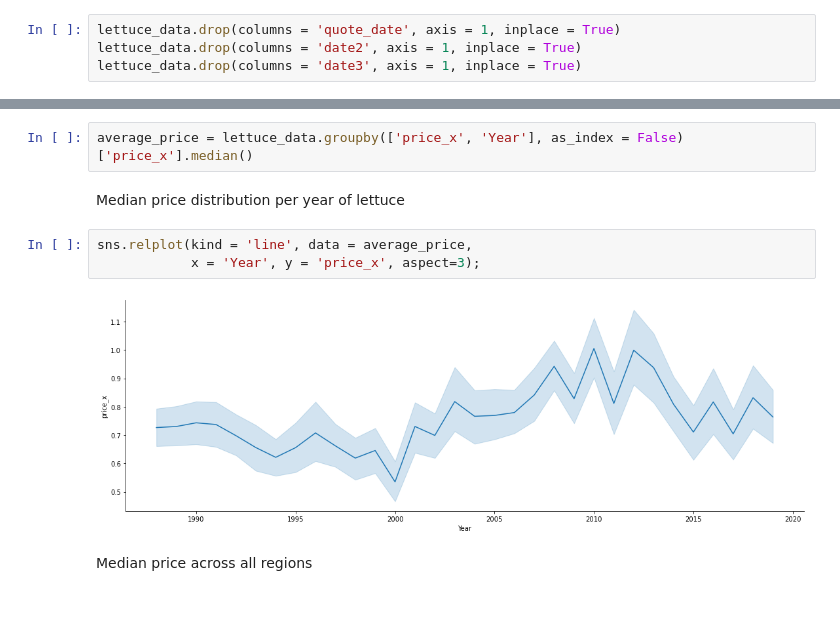
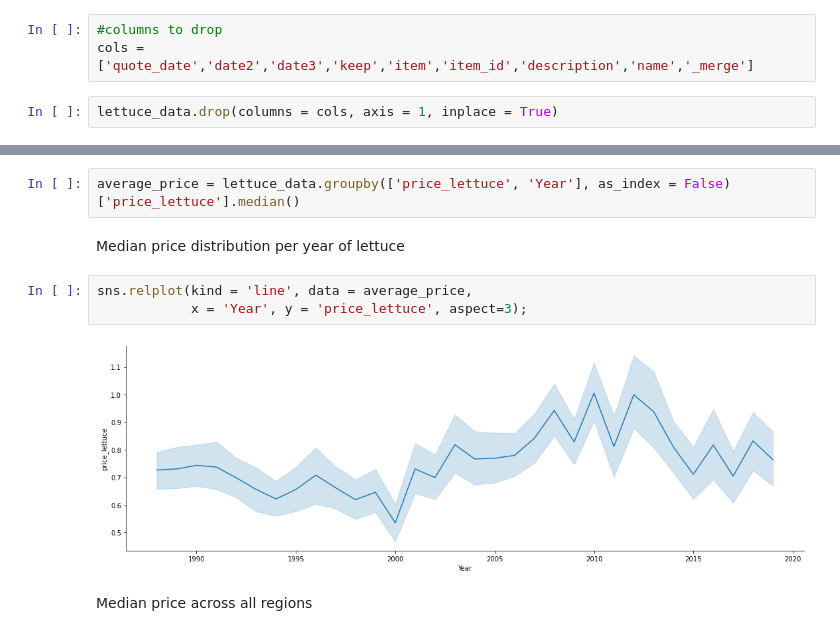
Before and after one commit to colinmburugu/Group_6_interns, a Jupyter notebook: Lettuce price prediction .ipynb, the cells around one changed output, grey strips where cells are left out. Drawn from its saved outputs; the diff is of its cells as text; blank space fills up the shorter version.

```diff
--- a/Lettuce price prediction .ipynb
+++ b/Lettuce price prediction .ipynb
@@ -256,7 +252,8 @@ lettuce_data.head()
-# %%
-lettuce_data.drop(columns = 'quote_date', axis = 1, inplace = True)
-lettuce_data.drop(columns = 'date2', axis = 1, inplace = True)
-lettuce_data.drop(columns = 'date3', axis = 1, inplace = True)
+# %%
+#columns to drop
+cols = ['quote_date','date2','date3','keep','item','item_id','description','name','_merge']
+# %%
+lettuce_data.drop(columns = cols, axis = 1, inplace = True)
 # %%
 lettuce_data.head()
 # %% [output]
@@ -361,12 +358,12 @@ Name: price_x, dtype: float32
 # %%
-average_price = lettuce_data.groupby(['price_x', 'Year'], as_index = False)['price_x'].median()
+average_price = lettuce_data.groupby(['price_lettuce', 'Year'], as_index = False)['price_lettuce'].median()
 # %% [markdown]
 Median price distribution per year of lettuce
 # %%
 sns.relplot(kind = 'line', data = average_price,
-            x = 'Year', y = 'price_x', aspect=3);
+            x = 'Year', y = 'price_lettuce', aspect=3);
 # %% [output]
-[figure, old version]
+[figure, new version]
 # %% [markdown]
 Median price across all regions
 # %%
```
Also changed, not shown: parts of 30 cells of this notebook, 4 other files.
